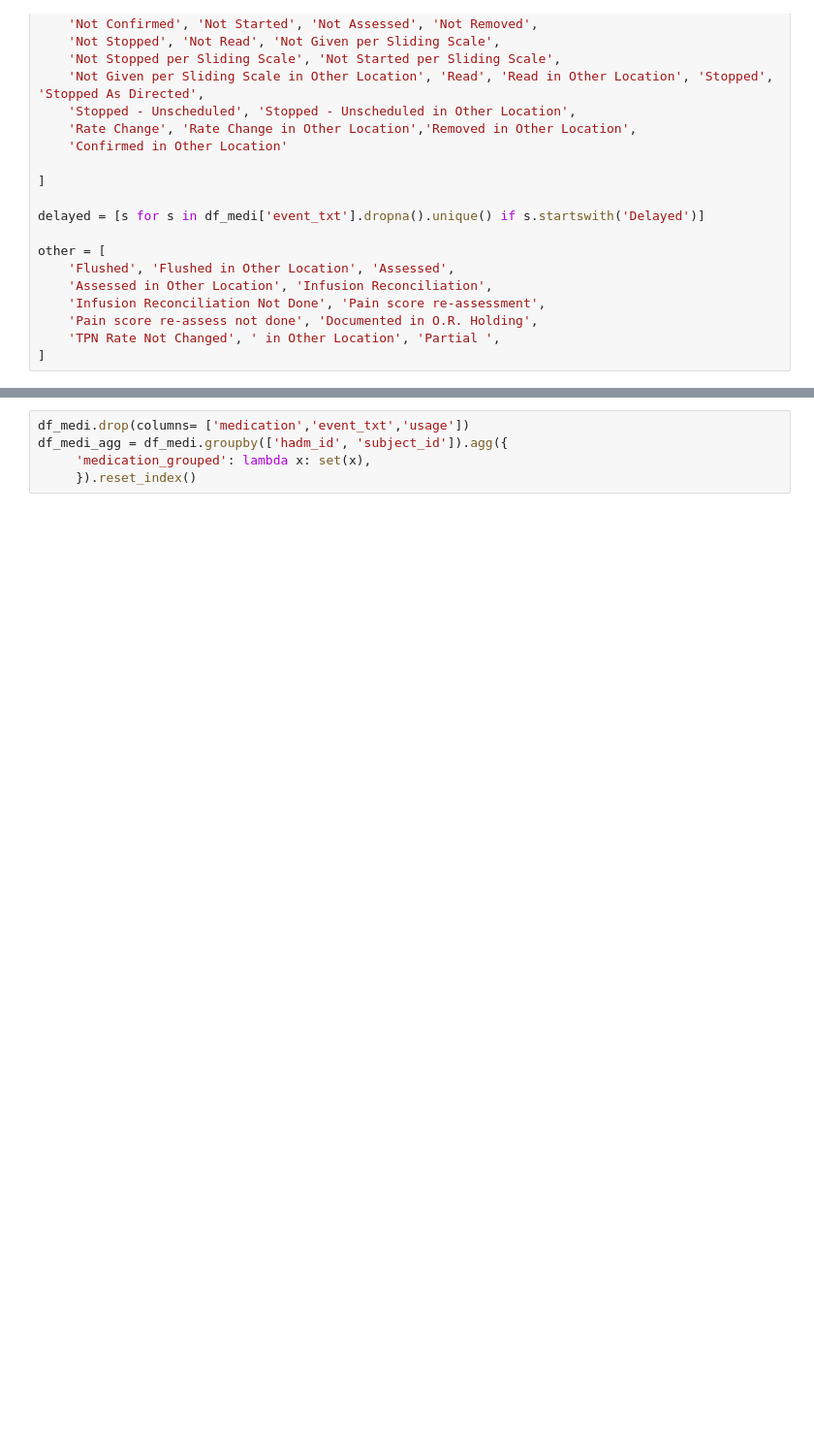
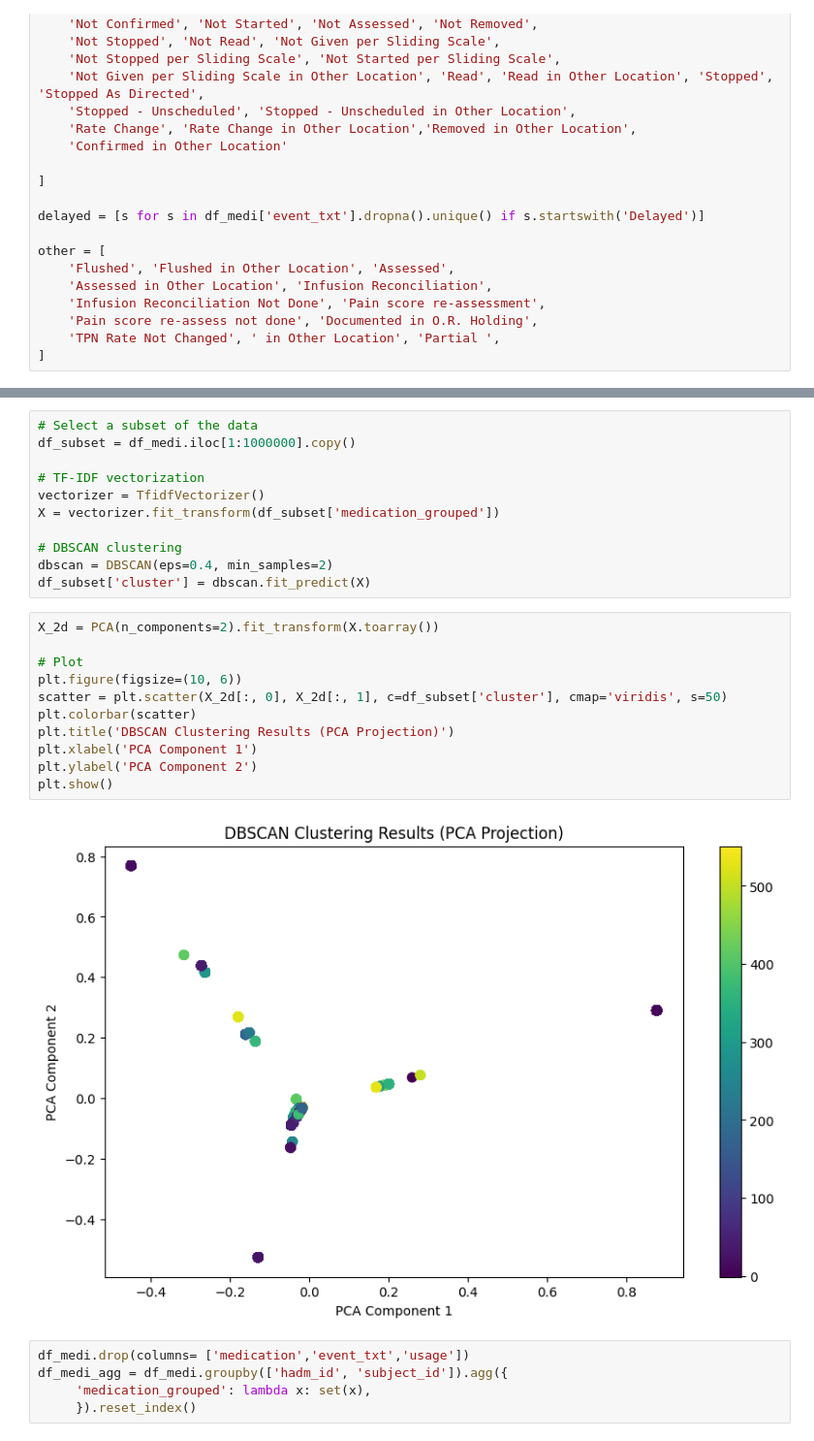
Before and after one commit to saaqib-m/patient-readmission, a Jupyter notebook: Patient-Readmission-LR-Notebook.ipynb, the cells around one changed output, grey strips where cells are left out. Shown at 97% size. Saved outputs shown, nothing was run; the diff lists cells and outputs as text; blank space fills up the shorter version.

```diff
--- a/Patient-Readmission-LR-Notebook.ipynb
+++ b/Patient-Readmission-LR-Notebook.ipynb
@@ -520,3 +474,27 @@ df_medi.head()
+# %%
+# Select a subset of the data
+df_subset = df_medi.iloc[1:1000000].copy()
+
+# TF-IDF vectorization
+vectorizer = TfidfVectorizer()
+X = vectorizer.fit_transform(df_subset['medication_grouped'])
+
+# DBSCAN clustering
+dbscan = DBSCAN(eps=0.4, min_samples=2)
+df_subset['cluster'] = dbscan.fit_predict(X)
+# %%
+X_2d = PCA(n_components=2).fit_transform(X.toarray())
+
+# Plot
+plt.figure(figsize=(10, 6))
+scatter = plt.scatter(X_2d[:, 0], X_2d[:, 1], c=df_subset['cluster'], cmap='viridis', s=50)
+plt.colorbar(scatter)
+plt.title('DBSCAN Clustering Results (PCA Projection)')
+plt.xlabel('PCA Component 1')
+plt.ylabel('PCA Component 2')
+plt.show()
+# %% [output]
+[figure, added]
 # %%
 df_medi.drop(columns= ['medication','event_txt','usage'])
 df_medi_agg = df_medi.groupby(['hadm_id', 'subject_id']).agg({
```
Also changed, not shown: parts of 22 cells of this notebook.
